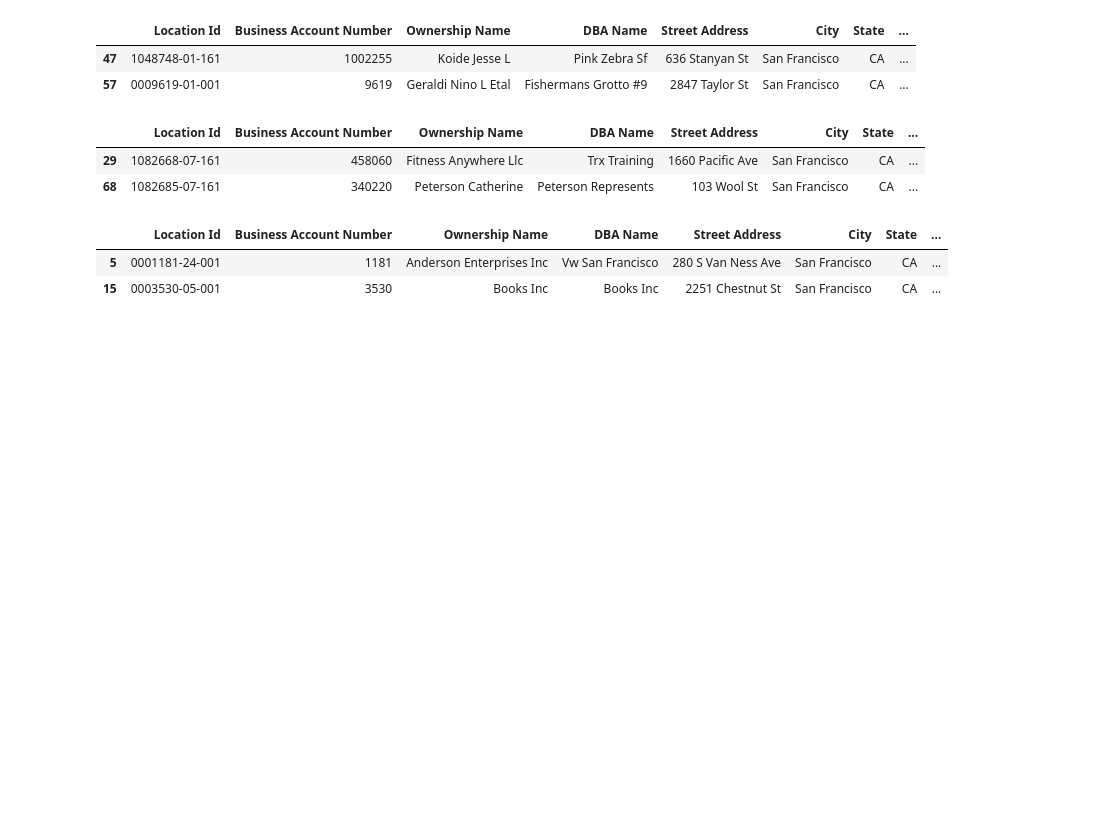
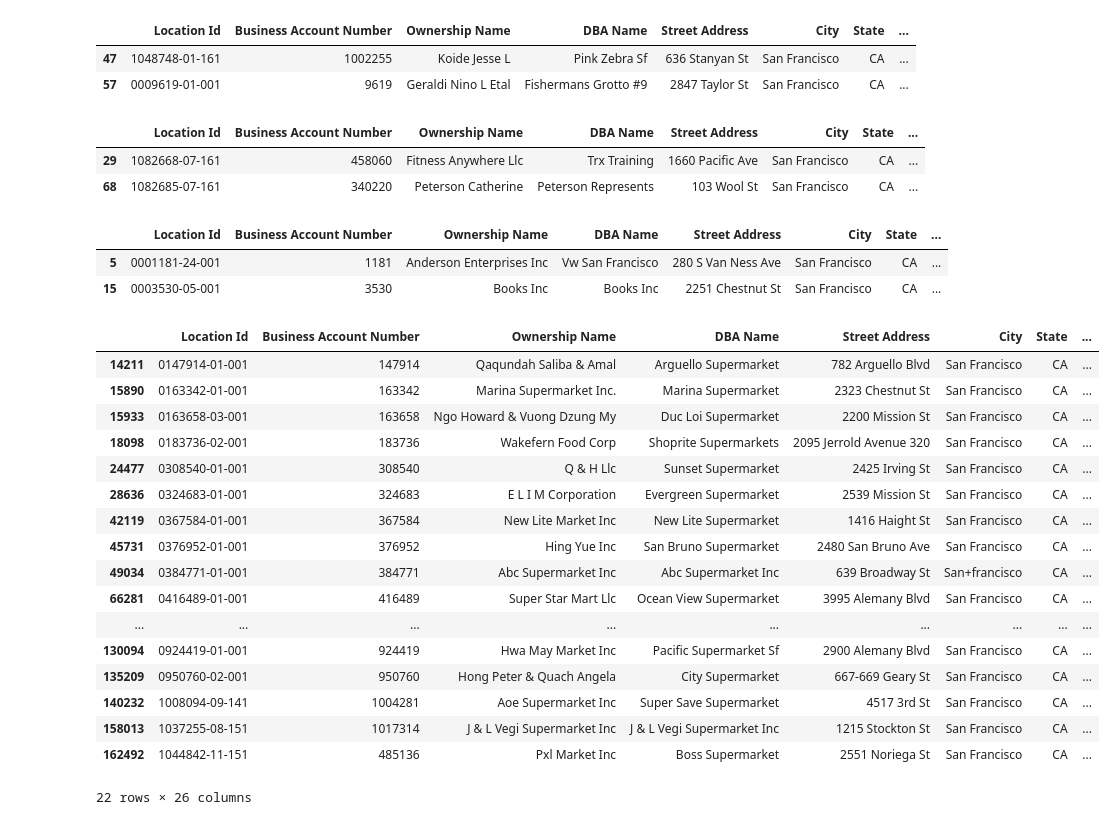
Before and after one commit to cmchu/SFpal, a Jupyter notebook: development/Show Restaurant or Business data .ipynb, the cells around one changed output. Saved outputs shown, nothing was run; the diff lists cells and outputs as text; code cells hidden in the pictures; blank space fills up the shorter version.

```diff
--- a/development/Show Restaurant or Business data .ipynb
+++ b/development/Show Restaurant or Business data .ipynb
@@ -3,8 +3,8 @@ import pandas as pd
 import sys
 sys.path.append('/Users/linda/SFpal/data') #Linda: Mac
 # %%
-restaurants = pd.read_csv('/Users/linda/SFpal/data/Restaurant_Scores.csv')
-business = pd.read_csv('/Users/linda/SFpal/data/Registered_Business.csv')
+restaurants = pd.read_csv('/Users/linda/SFpal/data/raw_data/Restaurant_Scores.csv')
+business = pd.read_csv('/Users/linda/SFpal/data/raw_data/Registered_Business.csv')
 # %%
 restaurants[restaurants.business_city=='San Francisco'].shape
 # %% [output]
@@ -62,6 +62,27 @@ business[business['NAICS Code Description']=='Retail Trade'].iloc[0:2,0:20]
 |  | Location Id | Business Account Number | Ownership Name | DBA Name | Street Address | City | State | ... |
 | 5 | 0001181-24-001 | 1181 | Anderson Enterprises Inc | Vw San Francisco | 280 S Van Ness Ave | San Francisco | CA | ... |
 | 15 | 0003530-05-001 | 3530 | Books Inc | Books Inc | 2251 Chestnut St | San Francisco | CA | ... |
+# %%
+business[business['DBA Name'].str.contains("Supermarket")]
+# %% [output]
+|  | Location Id | Business Account Number | Ownership Name | DBA Name | Street Address | City | State | ... |
+| 14211 | 0147914-01-001 | 147914 | Qaqundah Saliba & Amal | Arguello Supermarket | 782 Arguello Blvd | San Francisco | CA | ... |
+| 15890 | 0163342-01-001 | 163342 | Marina Supermarket Inc. | Marina Supermarket | 2323 Chestnut St | San Francisco | CA | ... |
+| 15933 | 0163658-03-001 | 163658 | Ngo Howard & Vuong Dzung My | Duc Loi Supermarket | 2200 Mission St | San Francisco | CA | ... |
+| 18098 | 0183736-02-001 | 183736 | Wakefern Food Corp | Shoprite Supermarkets | 2095 Jerrold Avenue 320 | San Francisco | CA | ... |
+| 24477 | 0308540-01-001 | 308540 | Q & H Llc | Sunset Supermarket | 2425 Irving St | San Francisco | CA | ... |
+| 28636 | 0324683-01-001 | 324683 | E L I M Corporation | Evergreen Supermarket | 2539 Mission St | San Francisco | CA | ... |
+| 42119 | 0367584-01-001 | 367584 | New Lite Market Inc | New Lite Supermarket | 1416 Haight St | San Francisco | CA | ... |
+| 45731 | 0376952-01-001 | 376952 | Hing Yue Inc | San Bruno Supermarket | 2480 San Bruno Ave | San Francisco | CA | ... |
+| 49034 | 0384771-01-001 | 384771 | Abc Supermarket Inc | Abc Supermarket Inc | 639 Broadway St | San+francisco | CA | ... |
+| 66281 | 0416489-01-001 | 416489 | Super Star Mart Llc | Ocean View Supermarket | 3995 Alemany Blvd | San Francisco | CA | ... |
+| ... | ... | ... | ... | ... | ... | ... | ... | ... |
+| 130094 | 0924419-01-001 | 924419 | Hwa May Market Inc | Pacific Supermarket Sf | 2900 Alemany Blvd | San Francisco | CA | ... |
+| 135209 | 0950760-02-001 | 950760 | Hong Peter & Quach Angela | City Supermarket | 667-669 Geary St | San Francisco | CA | ... |
+| 140232 | 1008094-09-141 | 1004281 | Aoe Supermarket Inc | Super Save Supermarket | 4517 3rd St | San Francisco | CA | ... |
+| 158013 | 1037255-08-151 | 1017314 | J & L Vegi Supermarket Inc | J & L Vegi Supermarket Inc | 1215 Stockton St | San Francisco | CA | ... |
+| 162492 | 1044842-11-151 | 485136 | Pxl Market Inc | Boss Supermarket | 2551 Noriega St | San Francisco | CA | ... |
+22 rows × 26 columns
 # %%
 business[business['DBA Name'].str.contains("Safeway")]
 # %% [output]
```
Also changed, not shown: parts of 1 cell of this notebook, 2 other files.
